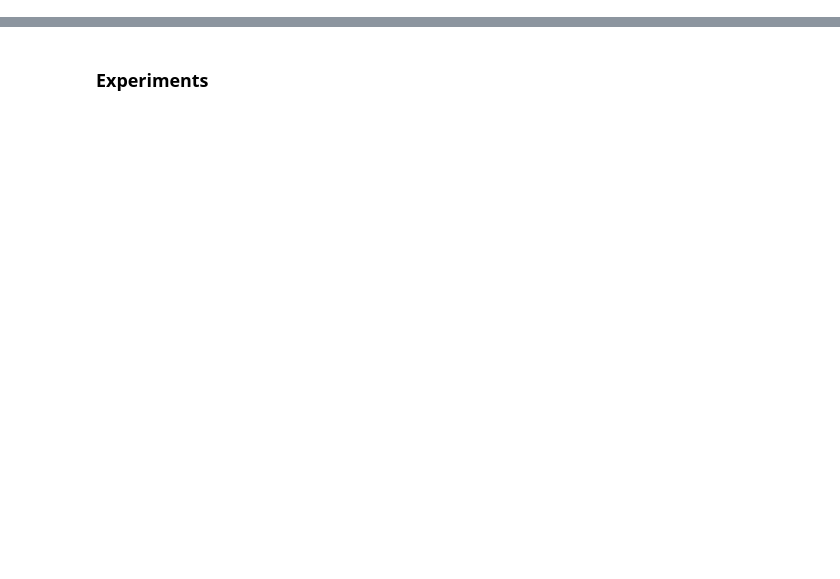
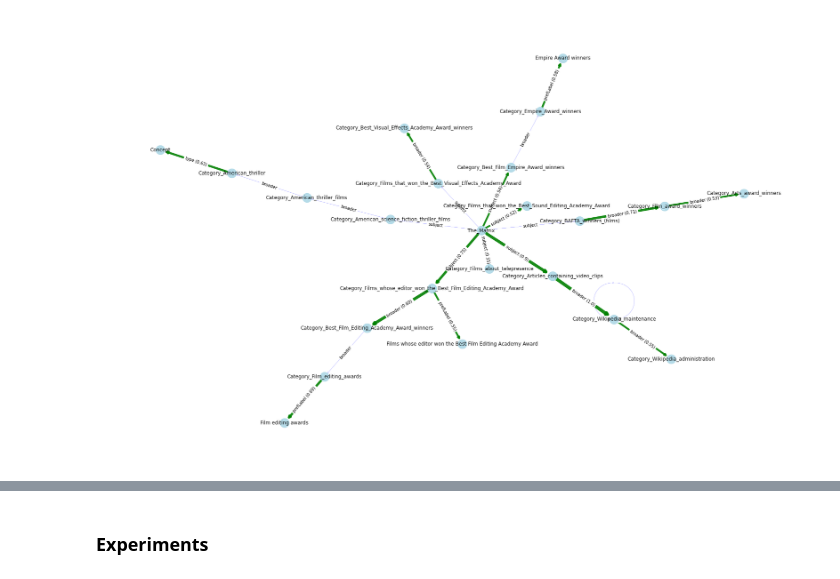
Before and after one commit to rgrenz/rdflime-util, a Jupyter notebook: notebooks/3_limetest.ipynb, the cells around one changed output, grey strips where cells are left out. Drawn from its saved outputs; the diff is of its cells as text; code cells hidden in the pictures; blank space fills up the shorter version.

Commit message:
Prepare external visualization

```diff
--- a/notebooks/3_limetest.ipynb
+++ b/notebooks/3_limetest.ipynb
@@ -13,0 +14,13 @@ movies = [movie.DBpedia_URI for _, movie in movieFull.iterrows()]
+# %%
+prediction = clf.predict_proba(rdf2vec_transformer._embeddings)
+len(prediction)
+
+x = list(map(lambda x: "good" if x[1] >= 0.5 else "bad", prediction))
+ctr = 0
+for i, it in enumerate(x):
+    if i > 1800:
+        if(it == movieFull.iloc[i].label):
+            ctr += 1
+ctr
+
+ctr
@@ -14,3 +33,9 @@ movies = [movie.DBpedia_URI for _, movie in movieFull.iterrows()]
+# %%
+with open(os.path.join(movieLocation, "classifiers", "svc_100_cbow_200"), "rb") as file:
+    clf = pickle.load(file)
+
+with open(os.path.join(movieLocation, "transformers", "rdf2vec_transformer_cbow_200"), "rb") as file:
+    rdf2vec_transformer = pickle.load(file)
 # %%
 reload(lime.lime_rdf)
 from lime.lime_rdf import LimeRdfExplainer
@@ -21,6 +46,7 @@ with open(os.path.join(movieLocation, "transformers", "rdf2vec_transformer_cbow_
 with open(os.path.join(movieLocation, "classifiers", "svc_100_cbow_200"), "rb") as file:
     clf = pickle.load(file)
 
+# TODO ! Check if entities in correct order
 explainer = LimeRdfExplainer(
     transformer=rdf2vec_transformer,
     entities=movies,
@@ -33,7 +59,7 @@ explainer = LimeRdfExplainer(
 )
 
 
-explained_entity_id = 274  # 0-400 -> test data
+explained_entity_id = 92
 explained_entity_uri = movies[explained_entity_id]
 prediction = clf.predict_proba([rdf2vec_transformer._embeddings[explained_entity_id]])
 
@@ -59,3 +85,6 @@ data, probabilities, distances, explanation = explainer.explain_instance(
     model_regressor=None,
     short_uris=False
 )
+
+# Albums: % modulo 10 = test
+# Triple addition: Only try triples from n close neighbors (cosine)
@@ -133,32 +173,31 @@ for rt in relevant_triples:
 # %%
 import matplotlib.pyplot as plt
 import networkx as nx
 from math import sqrt
 
+plt.figure(figsize=(24,15))
 
 G = nx.DiGraph()
 G.add_edges_from(edges)
-#pos = nx.spring_layout(G, k=1.25/sqrt(len(G.nodes())), seed=42, iterations=35)
-pos = nx.nx_pydot.graphviz_layout(G, prog="neato")
-plt.figure(figsize=(18,18))
+# pos = nx.spring_layout(G, k=1.25/sqrt(len(G.nodes())), seed=42, iterations=35)
+pos = nx.nx_agraph.graphviz_layout(G, prog="neato")
+
 nx.draw(
     G, pos,
     node_size=500, node_color='lightblue', alpha=0.9,
     labels={node: node for node in G.nodes()},
     arrowstyle='->',
     width=[G[u][v]['width'] for u,v in G.edges()],
     edge_color=[G[u][v]['color'] for u,v in G.edges()],
 )
 
 
 _ = nx.draw_networkx_edge_labels(
     G, pos,
     edge_labels=labels,
     font_color='black',
 )
 
-# plt.savefig("green_lantern.pdf")
-
-x = nx.nx_pydot.to_pydot(G)
-
-# Bug: node labels with :
+plt.savefig("test.svg")
+# %% [output]
+[figure, added]
```
Also changed, not shown: parts of 10 cells of this notebook, 6 other files.
